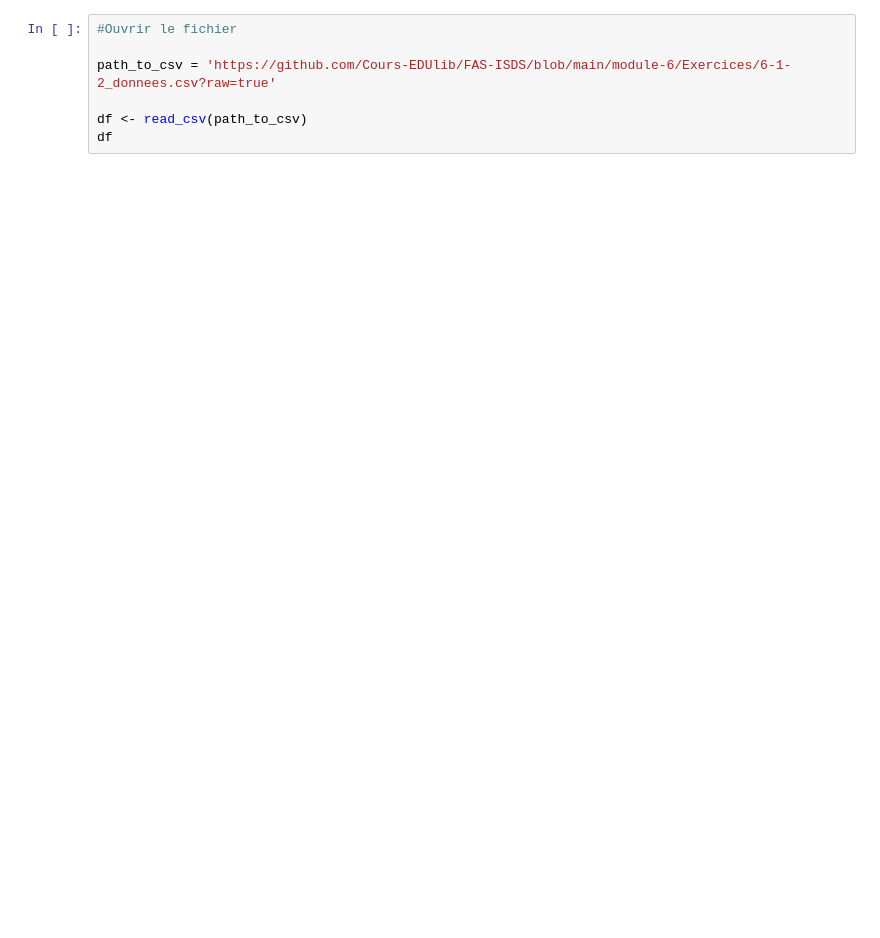
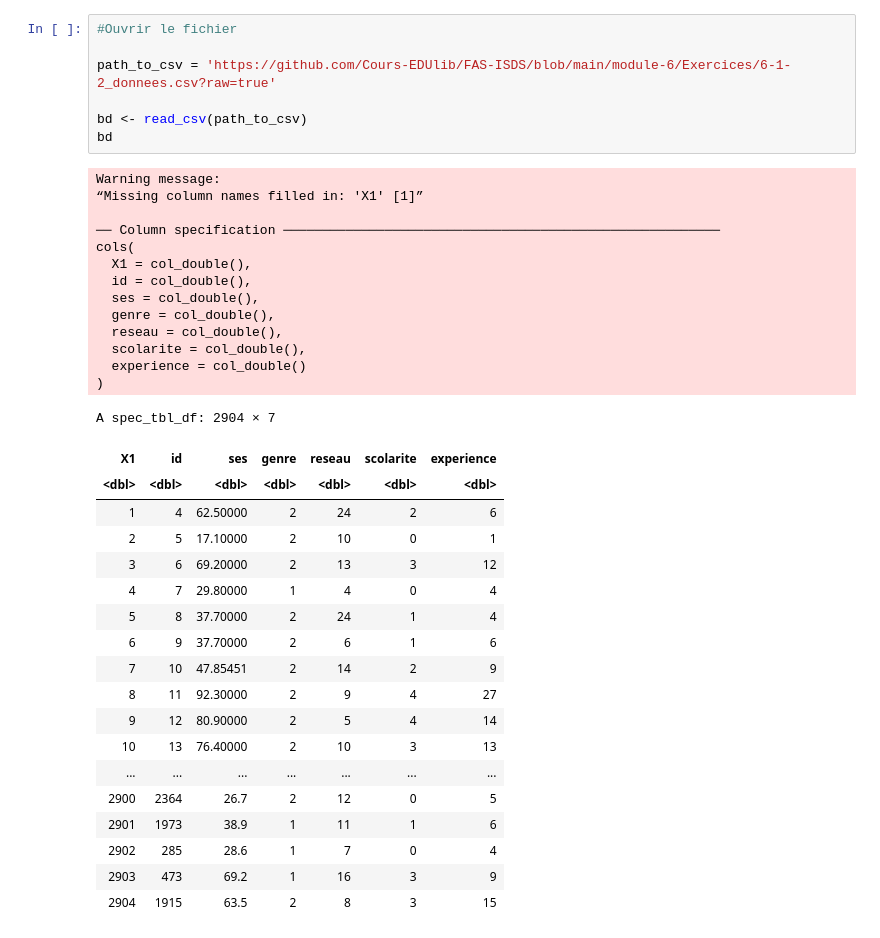
Before and after one commit to floredepeint/demo_isds, a Jupyter notebook: exercice_2_1_module_6.ipynb, the cells around one changed output. Cells and saved outputs as stored; diff of their text form; blank space fills up the shorter version.

```diff
--- a/exercice_2_1_module_6.ipynb
+++ b/exercice_2_1_module_6.ipynb
@@ -10,10 +31,43 @@ library(ggplot2)
 # %%
 #Ouvrir le fichier
 
 path_to_csv = 'https://github.com/Cours-EDUlib/FAS-ISDS/blob/main/module-6/Exercices/6-1-2_donnees.csv?raw=true'
 
-df <- read_csv(path_to_csv)
-df
+bd <- read_csv(path_to_csv)
+bd
+# %% [output]
+Warning message:
+“Missing column names filled in: 'X1' [1]”
+
+── Column specification ────────────────────────────────────────────────────────
+cols(
+  X1 = col_double(),
+  id = col_double(),
+  ses = col_double(),
+  genre = col_double(),
+  reseau = col_double(),
+  scolarite = col_double(),
+  experience = col_double()
+)
+A spec_tbl_df: 2904 × 7
+| X1 | id | ses | genre | reseau | scolarite | experience |
+| <dbl> | <dbl> | <dbl> | <dbl> | <dbl> | <dbl> | <dbl> |
+| 1 | 4 | 62.50000 | 2 | 24 | 2 | 6 |
+| 2 | 5 | 17.10000 | 2 | 10 | 0 | 1 |
+| 3 | 6 | 69.20000 | 2 | 13 | 3 | 12 |
+| 4 | 7 | 29.80000 | 1 | 4 | 0 | 4 |
+| 5 | 8 | 37.70000 | 2 | 24 | 1 | 4 |
+| 6 | 9 | 37.70000 | 2 | 6 | 1 | 6 |
+| 7 | 10 | 47.85451 | 2 | 14 | 2 | 9 |
+| 8 | 11 | 92.30000 | 2 | 9 | 4 | 27 |
+| 9 | 12 | 80.90000 | 2 | 5 | 4 | 14 |
+| 10 | 13 | 76.40000 | 2 | 10 | 3 | 13 |
+| ... | ... | ... | ... | ... | ... | ... |
+| 2900 | 2364 | 26.7 | 2 | 12 | 0 | 5 |
+| 2901 | 1973 | 38.9 | 1 | 11 | 1 | 6 |
+| 2902 | 285 | 28.6 | 1 | 7 | 0 | 4 |
+| 2903 | 473 | 69.2 | 1 | 16 | 3 | 9 |
+| 2904 | 1915 | 63.5 | 2 | 8 | 3 | 15 |
 # %%
 #Statistiques descriptives
 
```
Also changed, not shown: parts of 10 cells of this notebook.
